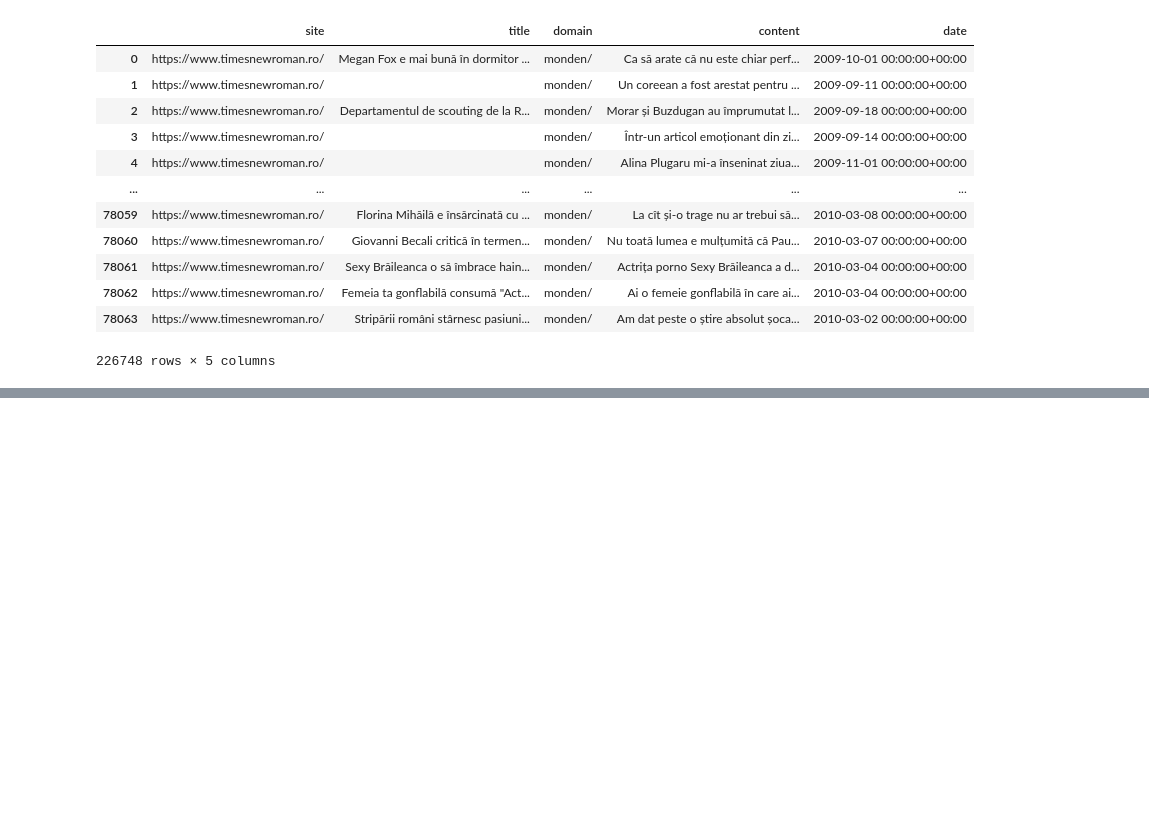
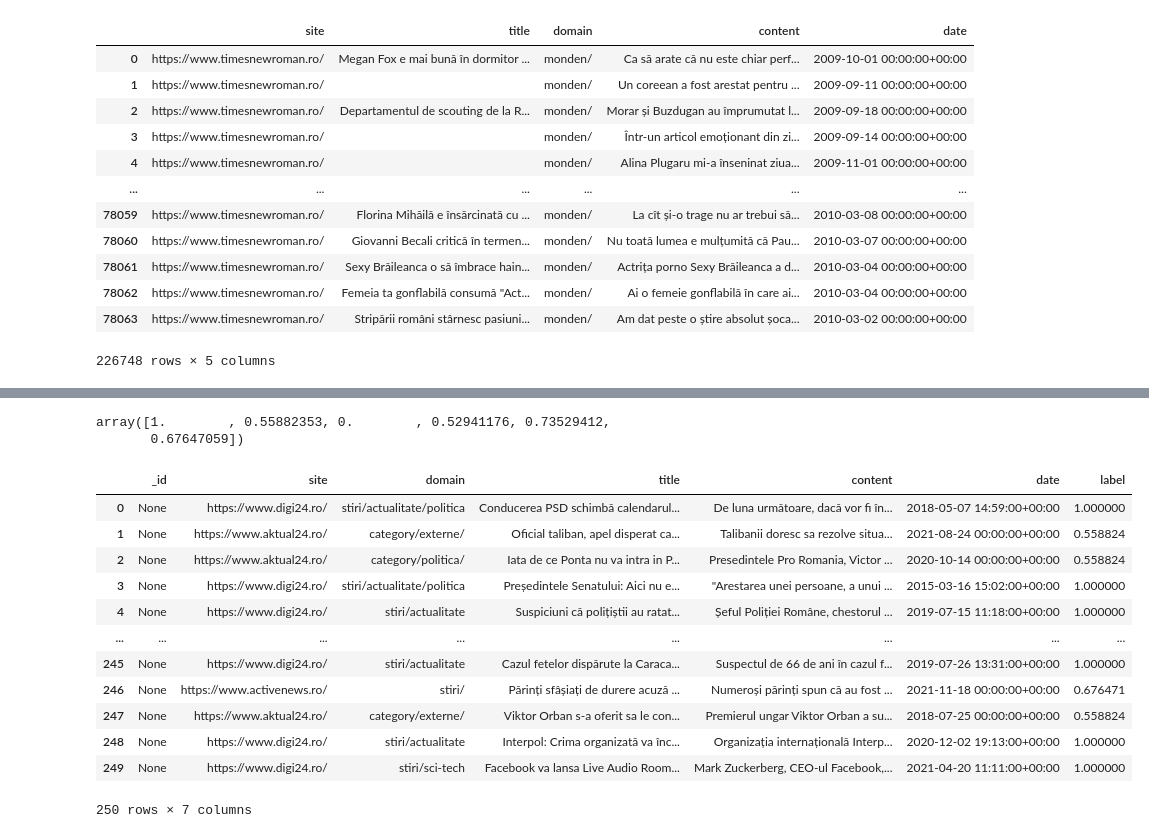
Before and after one commit to ioachim-hub/licenta, a Jupyter notebook: notebooks/balance_data.ipynb, the cells around one changed output, grey strips where cells are left out. Drawn from its saved outputs; the diff is of its cells as text; code cells hidden in the pictures; blank space fills up the shorter version.

```diff
--- a/notebooks/balance_data.ipynb
+++ b/notebooks/balance_data.ipynb
@@ -233,2 +256,8 @@ df_balanced["label"] = [routes_confidence[site] for site in df_balanced["site"]]
 # %%
 df_balanced.to_parquet("../data/processed/scrapped_cleaned_valid_and_fake_balanced.gzip")
+# %%
+import pandas as pd
+df_balanced = pd.read_parquet("../data/processed/scrapped_cleaned_valid_and_fake_balanced.gzip")
+# %%
+df_balanced = df_balanced.sample(frac=1).reset_index(drop=True)
+df_balanced = df_balanced[:250]
@@ -234,0 +275,21 @@ df_balanced.to_parquet("../data/processed/scrapped_cleaned_valid_and_fake_balanc
+# %%
+df_balanced.label.unique()
+# %% [output]
+array([1.        , 0.55882353, 0.        , 0.52941176, 0.73529412,
+       0.67647059])
+# %%
+df_balanced
+# %% [output]
+|  | _id | site | domain | title | content | date | label |
+| 0 | None | https://www.digi24.ro/ | stiri/actualitate/politica | Conducerea PSD schimbă calendarul... | De luna următoare, dacă vor fi în... | 2018-05-07 14:59:00+00:00 | 1.000000 |
+| 1 | None | https://www.aktual24.ro/ | category/externe/ | Oficial taliban, apel disperat ca... | Talibanii doresc sa rezolve situa... | 2021-08-24 00:00:00+00:00 | 0.558824 |
+| 2 | None | https://www.aktual24.ro/ | category/politica/ | Iata de ce Ponta nu va intra in P... | Presedintele Pro Romania, Victor ... | 2020-10-14 00:00:00+00:00 | 0.558824 |
+| 3 | None | https://www.digi24.ro/ | stiri/actualitate/politica | Președintele Senatului: Aici nu e... | "Arestarea unei persoane, a unui ... | 2015-03-16 15:02:00+00:00 | 1.000000 |
+| 4 | None | https://www.digi24.ro/ | stiri/actualitate | Suspiciuni că polițiștii au ratat... | Șeful Poliției Române, chestorul ... | 2019-07-15 11:18:00+00:00 | 1.000000 |
+| ... | ... | ... | ... | ... | ... | ... | ... |
+| 245 | None | https://www.digi24.ro/ | stiri/actualitate | Cazul fetelor dispărute la Caraca... | Suspectul de 66 de ani în cazul f... | 2019-07-26 13:31:00+00:00 | 1.000000 |
+| 246 | None | https://www.activenews.ro/ | stiri/ | Părinți sfâșiați de durere acuză ... | Numeroși părinți spun că au fost ... | 2021-11-18 00:00:00+00:00 | 0.676471 |
+| 247 | None | https://www.aktual24.ro/ | category/externe/ | Viktor Orban s-a oferit sa le con... | Premierul ungar Viktor Orban a su... | 2018-07-25 00:00:00+00:00 | 0.558824 |
+| 248 | None | https://www.digi24.ro/ | stiri/actualitate | Interpol: Crima organizată va înc... | Organizația internațională Interp... | 2020-12-02 19:13:00+00:00 | 1.000000 |
+| 249 | None | https://www.digi24.ro/ | stiri/sci-tech | Facebook va lansa Live Audio Room... | Mark Zuckerberg, CEO-ul Facebook,... | 2021-04-20 11:11:00+00:00 | 1.000000 |
+250 rows × 7 columns
```
Also changed, not shown: parts of 7 cells of this notebook, 7 other files.
